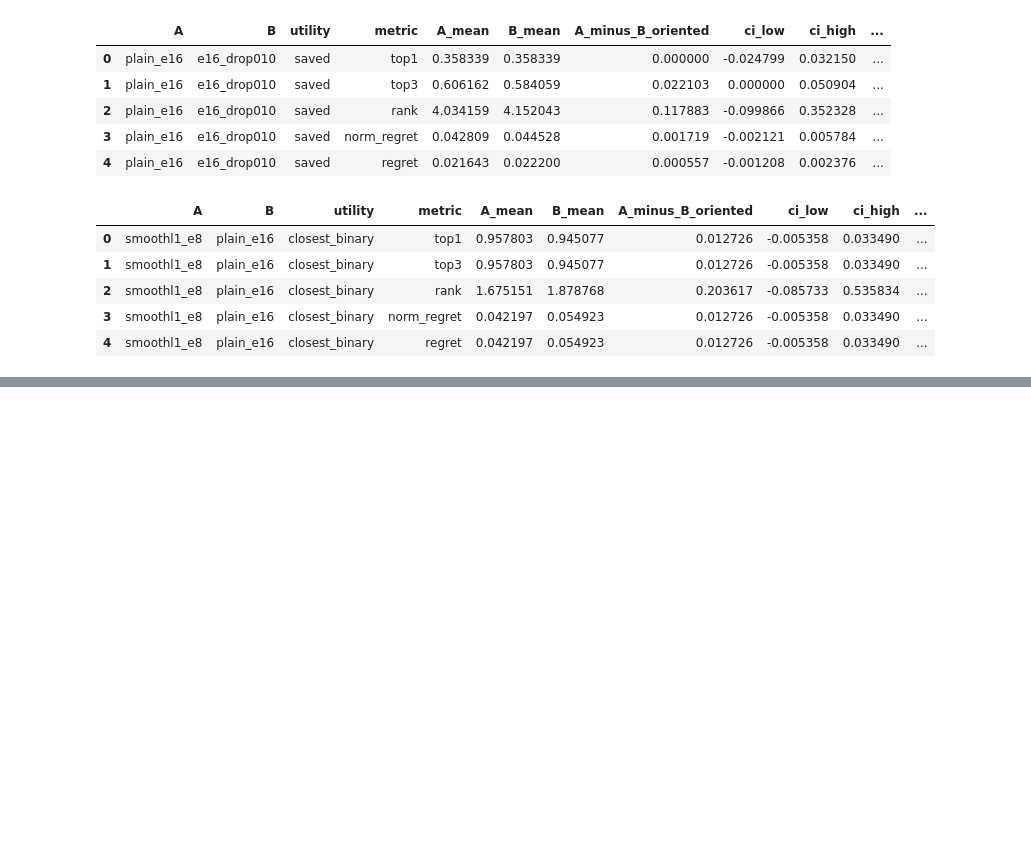
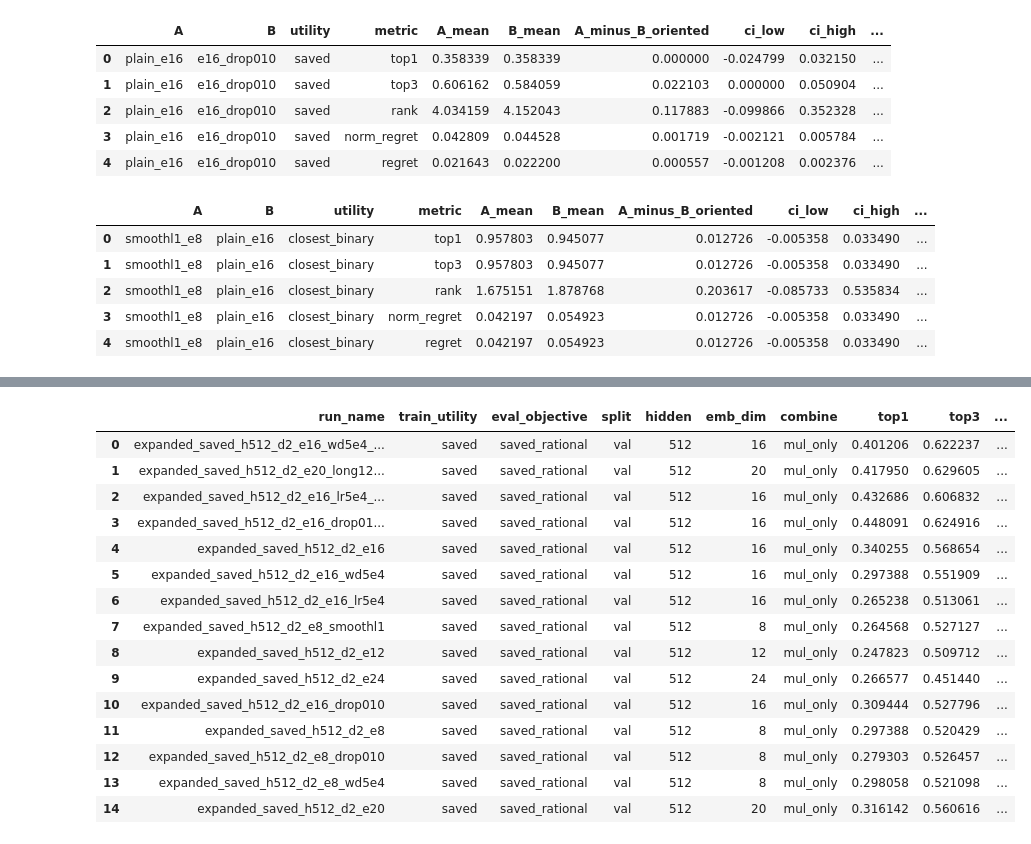
Before and after one commit to kaanbkalayci/TwoTowerSensorRec, a Jupyter notebook: notebooks/03_expanded_feature_two_tower.ipynb, the cells around one changed output, grey strips where cells are left out. Cells and saved outputs as stored; diff of their text form; code cells hidden in the pictures; blank space fills up the shorter version.

```diff
--- a/notebooks/03_expanded_feature_two_tower.ipynb
+++ b/notebooks/03_expanded_feature_two_tower.ipynb
@@ -838,0 +992,64 @@ display(compare_two_results_bootstrap(
+# %%
+all_results = []
+
+for var_name in [
+    "expanded_results",
+    "one_change_results",
+    "e16_probe_results",
+    "long_results",
+]:
+    if var_name in globals():
+        all_results.extend(globals()[var_name])
+
+all_summary_df = summarize_results(all_results)
+
+all_common_eval_df = compare_on_common_objectives(
+    all_results,
+    SAVED_OBJECTIVES,
+)
+
+saved_val_by_regret = (
+    all_common_eval_df[
+        all_common_eval_df["split"].eq("val")
+        & all_common_eval_df["eval_objective"].eq("saved_rational")
+    ]
+    .sort_values(
+        ["avg_norm_regret", "mean_rank", "top3", "top1"],
+        ascending=[True, True, False, False],
+    )
+    .reset_index(drop=True)
+)
+
+saved_val_by_top1 = (
+    all_common_eval_df[
+        all_common_eval_df["split"].eq("val")
+        & all_common_eval_df["eval_objective"].eq("saved_rational")
+    ]
+    .sort_values(
+        ["top1", "top3", "mean_rank", "avg_norm_regret"],
+        ascending=[False, False, True, True],
+    )
+    .reset_index(drop=True)
+)
+
+closest_val_by_top1 = (
+    all_common_eval_df[
+        all_common_eval_df["split"].eq("val")
+        & all_common_eval_df["eval_objective"].eq("contains_closest")
+    ]
+    .sort_values(
+        ["top1", "top3", "mean_rank", "avg_norm_regret"],
+        ascending=[False, False, True, True],
+    )
+    .reset_index(drop=True)
+)
+
+print("Saved objective, ranked by regret:")
+display(saved_val_by_regret)
+
+print("Saved objective, ranked by exact top1:")
+display(saved_val_by_top1)
+
+print("Contains closest, ranked by top1:")
+display(closest_val_by_top1)
+# %% [output]
@@ -838,0 +1057,16 @@ display(compare_two_results_bootstrap(
+|  | run_name | train_utility | eval_objective | split | hidden | emb_dim | combine | top1 | top3 | ... |
+| 0 | expanded_saved_h512_d2_e16_wd5e4_... | saved | saved_rational | val | 512 | 16 | mul_only | 0.401206 | 0.622237 | ... |
+| 1 | expanded_saved_h512_d2_e20_long12... | saved | saved_rational | val | 512 | 20 | mul_only | 0.417950 | 0.629605 | ... |
+| 2 | expanded_saved_h512_d2_e16_lr5e4_... | saved | saved_rational | val | 512 | 16 | mul_only | 0.432686 | 0.606832 | ... |
+| 3 | expanded_saved_h512_d2_e16_drop01... | saved | saved_rational | val | 512 | 16 | mul_only | 0.448091 | 0.624916 | ... |
+| 4 | expanded_saved_h512_d2_e16 | saved | saved_rational | val | 512 | 16 | mul_only | 0.340255 | 0.568654 | ... |
+| 5 | expanded_saved_h512_d2_e16_wd5e4 | saved | saved_rational | val | 512 | 16 | mul_only | 0.297388 | 0.551909 | ... |
+| 6 | expanded_saved_h512_d2_e16_lr5e4 | saved | saved_rational | val | 512 | 16 | mul_only | 0.265238 | 0.513061 | ... |
+| 7 | expanded_saved_h512_d2_e8_smoothl1 | saved | saved_rational | val | 512 | 8 | mul_only | 0.264568 | 0.527127 | ... |
+| 8 | expanded_saved_h512_d2_e12 | saved | saved_rational | val | 512 | 12 | mul_only | 0.247823 | 0.509712 | ... |
+| 9 | expanded_saved_h512_d2_e24 | saved | saved_rational | val | 512 | 24 | mul_only | 0.266577 | 0.451440 | ... |
+| 10 | expanded_saved_h512_d2_e16_drop010 | saved | saved_rational | val | 512 | 16 | mul_only | 0.309444 | 0.527796 | ... |
+| 11 | expanded_saved_h512_d2_e8 | saved | saved_rational | val | 512 | 8 | mul_only | 0.297388 | 0.520429 | ... |
+| 12 | expanded_saved_h512_d2_e8_drop010 | saved | saved_rational | val | 512 | 8 | mul_only | 0.279303 | 0.526457 | ... |
+| 13 | expanded_saved_h512_d2_e8_wd5e4 | saved | saved_rational | val | 512 | 8 | mul_only | 0.298058 | 0.521098 | ... |
+| 14 | expanded_saved_h512_d2_e20 | saved | saved_rational | val | 512 | 20 | mul_only | 0.316142 | 0.560616 | ... |
```
Also changed, not shown: parts of 6 cells of this notebook.
